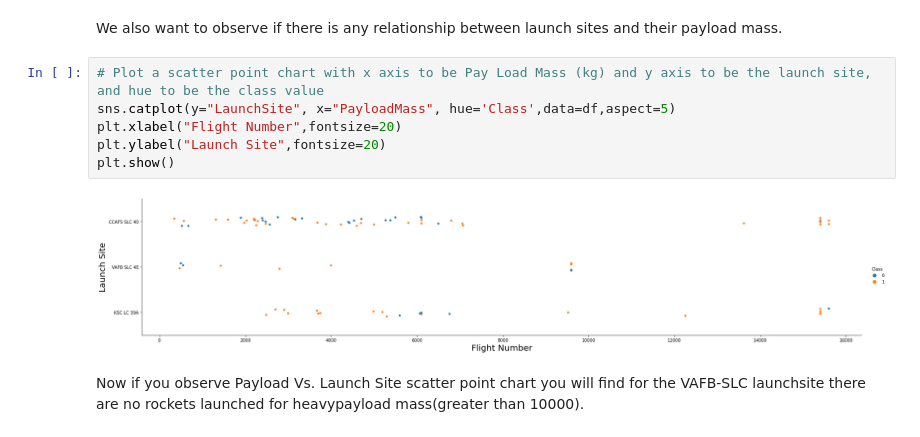
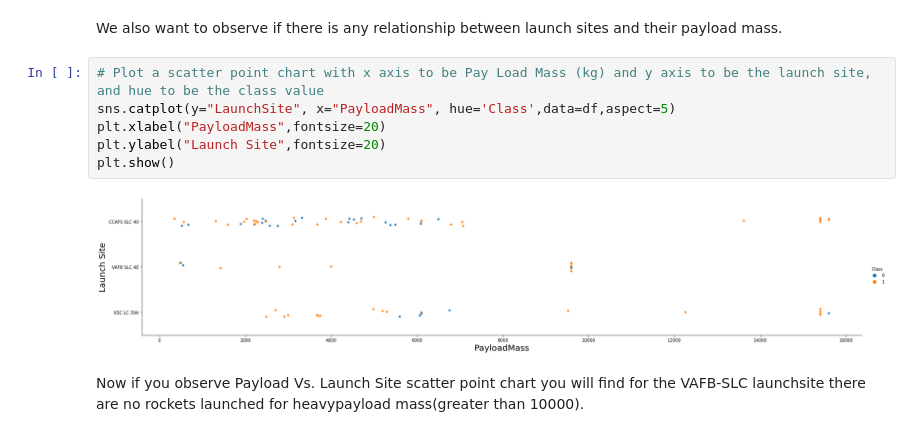
Before and after one commit to itomaras/DemoRepo, a Jupyter notebook: SpaceX EDA and Visualization.ipynb, the cells around one changed output. Saved outputs shown, nothing was run; the diff lists cells and outputs as text.

```diff
--- a/SpaceX EDA and Visualization.ipynb
+++ b/SpaceX EDA and Visualization.ipynb
@@ -99,11 +99,11 @@ We also want to observe if there is any relationship between launch sites and th
 # %%
 # Plot a scatter point chart with x axis to be Pay Load Mass (kg) and y axis to be the launch site, and hue to be the class value
 sns.catplot(y="LaunchSite", x="PayloadMass", hue='Class',data=df,aspect=5)
-plt.xlabel("Flight Number",fontsize=20)
+plt.xlabel("PayloadMass",fontsize=20)
 plt.ylabel("Launch Site",fontsize=20)
 plt.show()
 # %% [output]
-[figure, old version]
+[figure, new version]
 # %% [markdown]
 Now if you observe Payload Vs. Launch Site scatter point chart you will find for the VAFB-SLC  launchsite there are no  rockets  launched for  heavypayload mass(greater than 10000).
 # %% [markdown]
```
Also changed, not shown: parts of 2 cells of this notebook.
